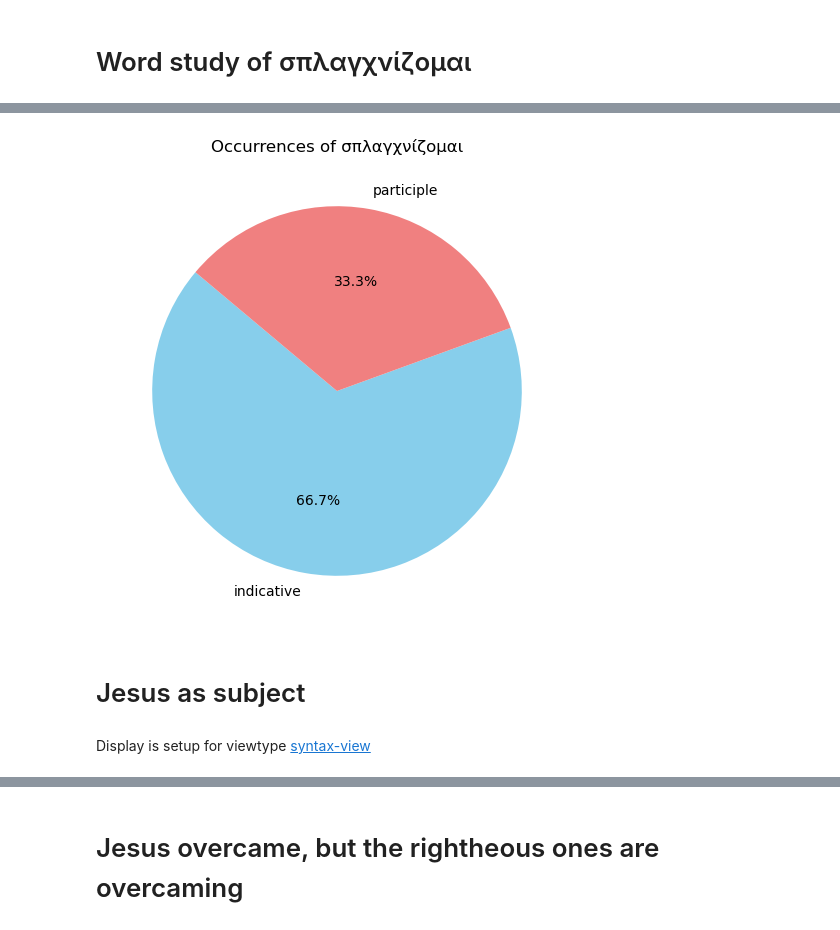
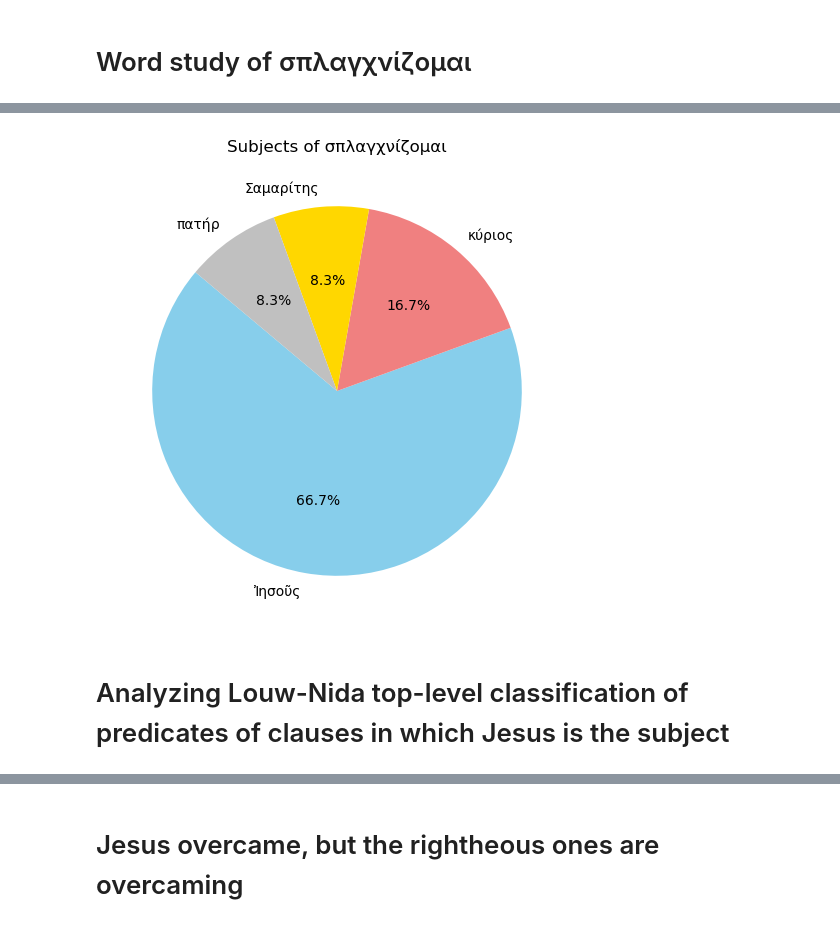
Before and after one commit to saulocantanhede/experiment, a Jupyter notebook: master_thesis.ipynb, the cells around one changed output, grey strips where cells are left out. Saved outputs shown, nothing was run; the diff lists cells and outputs as text; code cells hidden in the pictures.

```diff
--- a/master_thesis.ipynb
+++ b/master_thesis.ipynb
@@ -241,20 +385,16 @@ NTresults.head(2)
 # %%
-df = pd.DataFrame(NTresults['mood1']) # Creating Pandas DataFrame
+df = pd.DataFrame(NTresults['lemma2']) # Creating Pandas DataFrame
 
-book_counts = df["mood1"].value_counts() # Count occurrences per book
+voice_verb = df["lemma2"].value_counts() # Counting subject lemmas
 
 plt.figure(figsize=(6, 6))
-plt.pie(book_counts, labels=book_counts.index, autopct='%1.1f%%', startangle=140, colors=["skyblue", "lightcoral", "gold"])
-plt.title("Occurrences of σπλαγχνίζομαι")
+plt.pie(voice_verb, labels=voice_verb.index, autopct='%1.1f%%', startangle=140, colors=["skyblue", "lightcoral", "gold", "silver"])
+plt.title("Subjects of σπλαγχνίζομαι")
 plt.show() # Plot pie chart
 # %% [output]
-[figure, old version]
+[figure, new version]
 # %% [markdown]
-# Jesus as subject
+# Analyzing Louw-Nida top-level classification of predicates of clauses in which Jesus is the subject
-# %%
-N1904.viewtype('syntax')
-# %% [output]
-Display is setup for viewtype [syntax-view](https://github.com/saulocantanhede/tfgreek2/blob/main/docs/syntax-view.md#start)
 # %%
 results = N1904.search("""
 c1:clause
```
Also changed, not shown: parts of 60 cells of this notebook.
